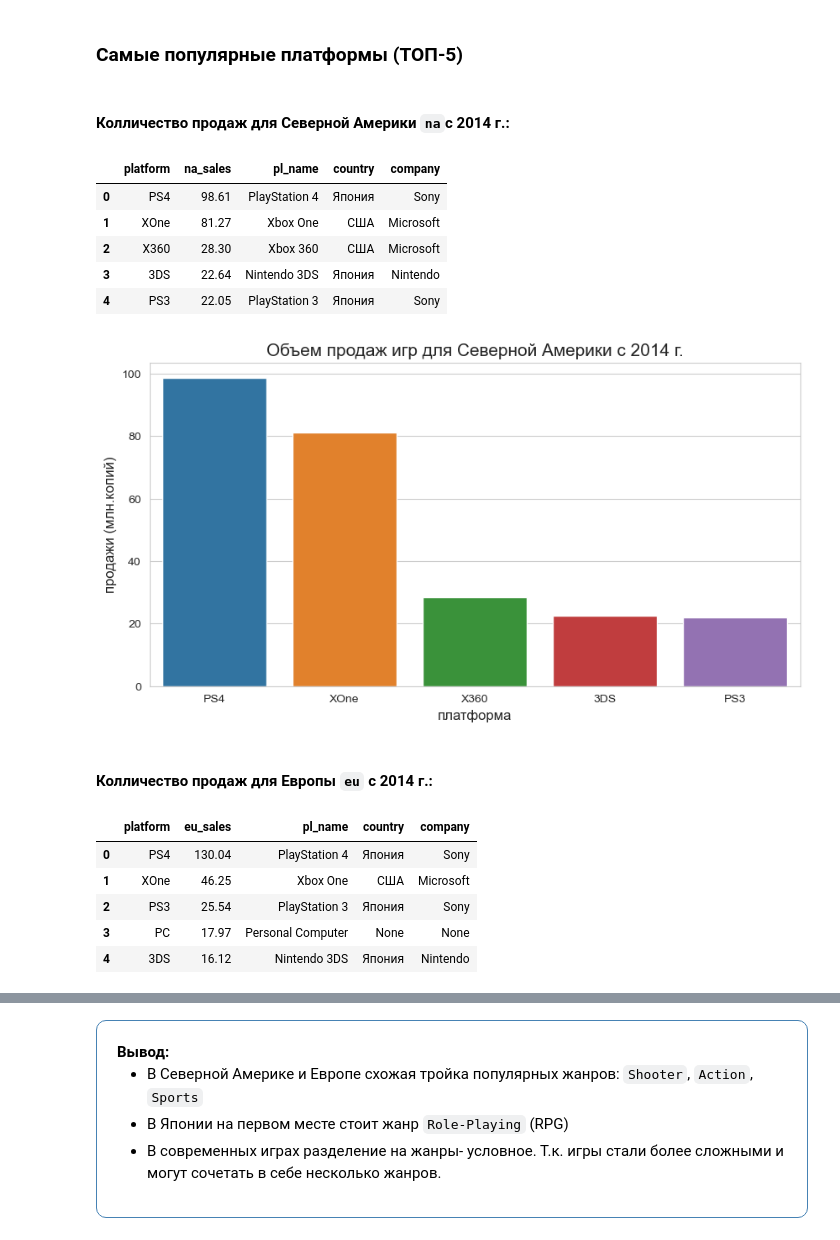
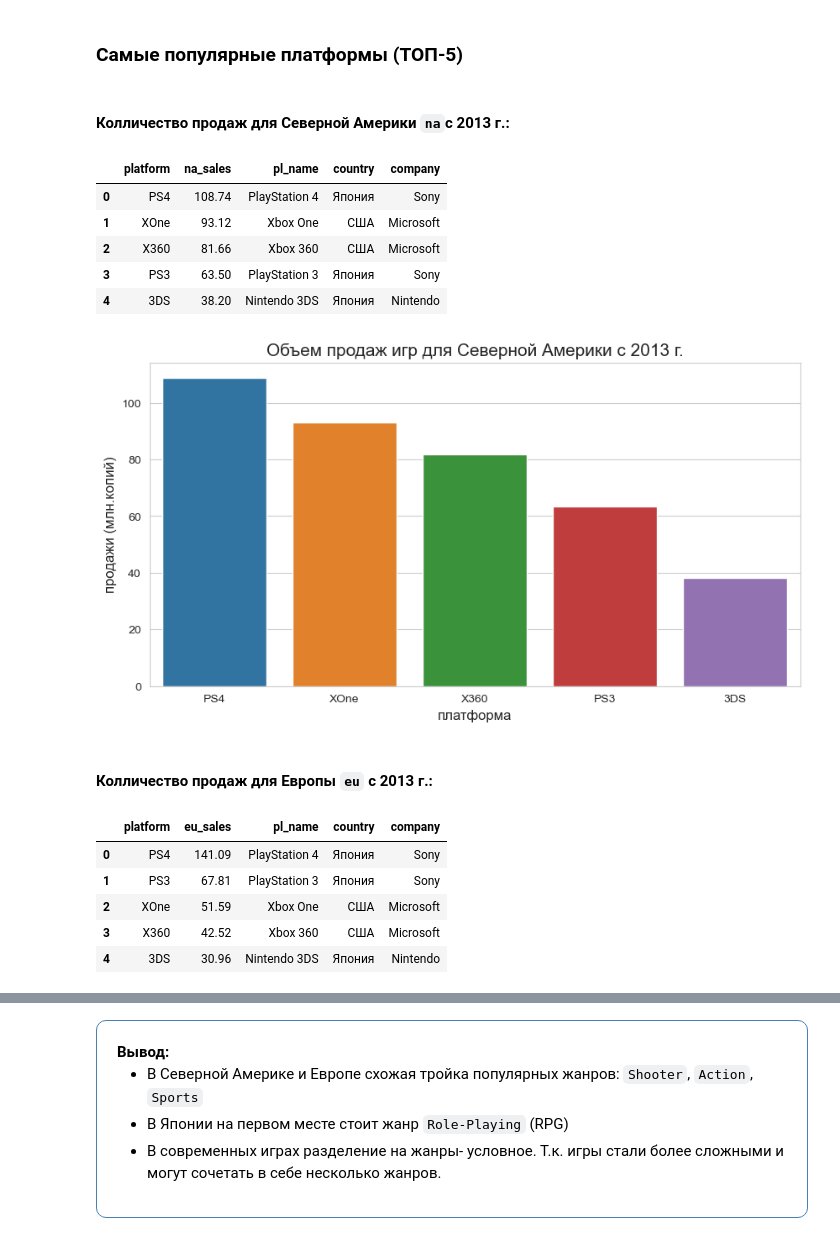
Before and after one commit to Dev-gramm/practicum-da98, a Jupyter notebook: project_1.ipynb, the cells around one changed output, grey strips where cells are left out. Cells and saved outputs as stored; diff of their text form; code cells hidden in the pictures.

```diff
--- a/project_1.ipynb
+++ b/project_1.ipynb
@@ -1966,44 +1923,44 @@ plt.show()
 # %% [markdown]
 ### Самые популярные платформы (ТОП-5)
 # %% [markdown]
-#### Колличество продаж для Северной Америки `na`с 2014 г.:
+#### Колличество продаж для Северной Америки `na`с 2013 г.:
 # %%
-na_sales_top5 = df[df['year'] > 2013].pivot_table(index='platform', values='na', aggfunc='sum')\
+na_sales_top5 = df[df['year'] > 2012].pivot_table(index='platform', values='na', aggfunc='sum')\
 .sort_values(by='na', ascending=False).reset_index().rename_axis(None, axis=1).head()
 na_sales_top5 = na_sales_top5.merge(df_pl, on='platform', how='left')
 na_sales_top5 = na_sales_top5.rename(columns={'na':'na_sales'})
 na_sales_top5
 # %% [output]
 |  | platform | na_sales | pl_name | country | company |
-| 0 | PS4 | 98.61 | PlayStation 4 | Япония | Sony |
-| 1 | XOne | 81.27 | Xbox One | США | Microsoft |
-| 2 | X360 | 28.30 | Xbox 360 | США | Microsoft |
-| 3 | 3DS | 22.64 | Nintendo 3DS | Япония | Nintendo |
-| 4 | PS3 | 22.05 | PlayStation 3 | Япония | Sony |
+| 0 | PS4 | 108.74 | PlayStation 4 | Япония | Sony |
+| 1 | XOne | 93.12 | Xbox One | США | Microsoft |
+| 2 | X360 | 81.66 | Xbox 360 | США | Microsoft |
+| 3 | PS3 | 63.50 | PlayStation 3 | Япония | Sony |
+| 4 | 3DS | 38.20 | Nintendo 3DS | Япония | Nintendo |
 # %%
 sns.set_style('whitegrid')
 plt.figure(figsize=(10, 5))
 sns.barplot(data = na_sales_top5, x='platform', y='na_sales');
-plt.title('Объем продаж игр для Северной Америки с 2014 г.', fontsize=15)
+plt.title('Объем продаж игр для Северной Америки с 2013 г.', fontsize=15)
 plt.xlabel('платформа', fontsize=12)
 plt.ylabel('продажи (млн.копий)', fontsize=12);
 # %% [output]
-[figure, old version]
+[figure, new version]
 # %% [markdown]
-#### Колличество продаж для Европы `eu` с 2014 г.:
+#### Колличество продаж для Европы `eu` с 2013 г.:
 # %%
-eu_sales_top5 = df[df['year'] > 2013].pivot_table(index='platform', values='eu', aggfunc='sum')\
+eu_sales_top5 = df[df['year'] > 2012].pivot_table(index='platform', values='eu', aggfunc='sum')\
 .sort_values(by='eu', ascending=False).reset_index().rename_axis(None, axis=1).head()
 eu_sales_top5 = eu_sales_top5.merge(df_pl, on='platform', how='left')
 eu_sales_top5 = eu_sales_top5.rename(columns={'eu':'eu_sales'})
 eu_sales_top5
 # %% [output]
 |  | platform | eu_sales | pl_name | country | company |
-| 0 | PS4 | 130.04 | PlayStation 4 | Япония | Sony |
-| 1 | XOne | 46.25 | Xbox One | США | Microsoft |
-| 2 | PS3 | 25.54 | PlayStation 3 | Япония | Sony |
-| 3 | PC | 17.97 | Personal Computer | None | None |
-| 4 | 3DS | 16.12 | Nintendo 3DS | Япония | Nintendo |
+| 0 | PS4 | 141.09 | PlayStation 4 | Япония | Sony |
+| 1 | PS3 | 67.81 | PlayStation 3 | Япония | Sony |
+| 2 | XOne | 51.59 | Xbox One | США | Microsoft |
+| 3 | X360 | 42.52 | Xbox 360 | США | Microsoft |
+| 4 | 3DS | 30.96 | Nintendo 3DS | Япония | Nintendo |
 # %%
 sns.set_style('whitegrid')
 plt.figure(figsize=(10, 5))
```
Also changed, not shown: parts of 38 cells of this notebook.
